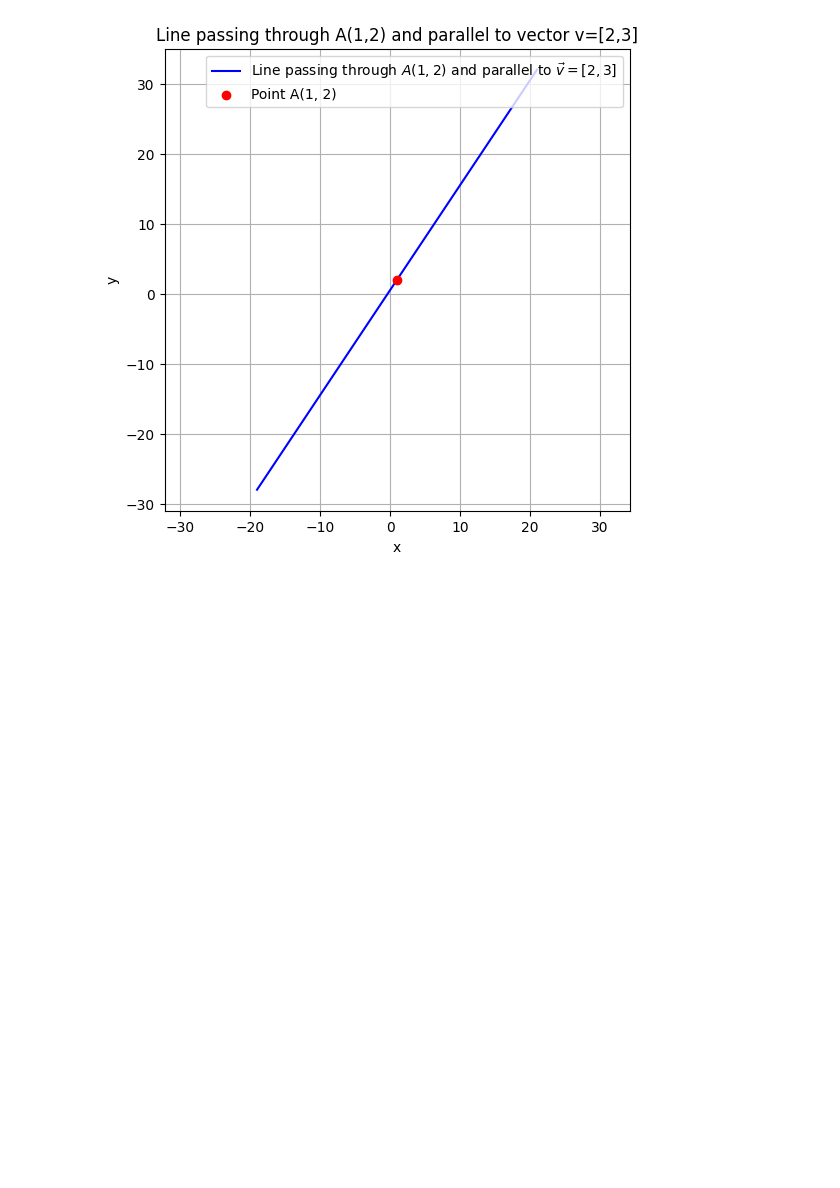
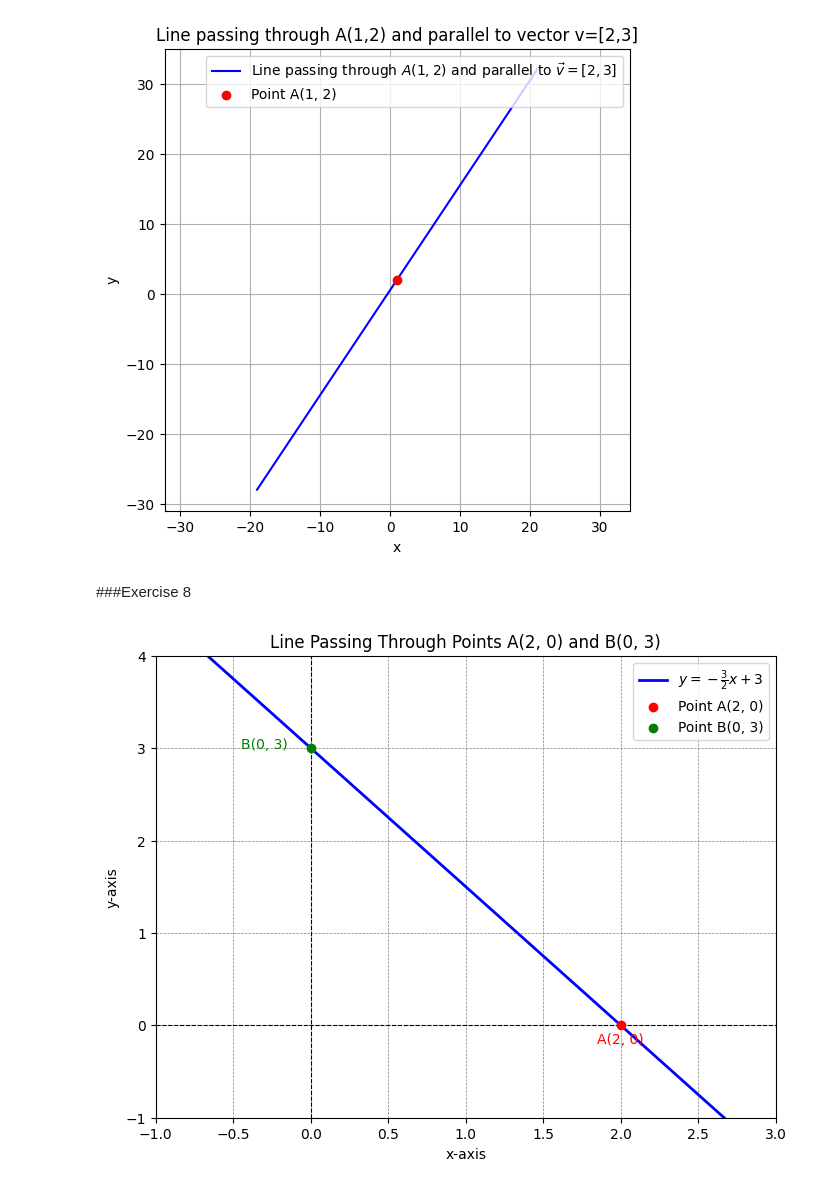
Before and after one commit to viakek/Math-2024-25-Winter, a Jupyter notebook: lines.ipynb, the cells around one changed output. Cells and saved outputs as stored; diff of their text form; code cells hidden in the pictures; blank space fills up the shorter version.

```diff
--- a/lines.ipynb
+++ b/lines.ipynb
@@ -528,3 +790,44 @@ plt.legend()
 plt.show()
 # %% [output]
 [figure]
+# %% [markdown]
+###Exercise 8
+# %%
+import numpy as np
+import matplotlib.pyplot as plt
+
+# Define the line equation y = -3/2 * x + 3
+def line_equation(x):
+    return -3/2 * x + 3
+
+# Generate x values for the line
+x = np.linspace(-1, 3, 100)
+y = line_equation(x)
+
+# Points A(2, 0) and B(0, 3)
+A = (2, 0)
+B = (0, 3)
+
+# Create the plot
+plt.figure(figsize=(8, 6))
+plt.plot(x, y, label=r"$y = -\frac{3}{2}x + 3$", color='blue', linewidth=2)
+plt.scatter(*A, color='red', label='Point A(2, 0)', zorder=5)
+plt.scatter(*B, color='green', label='Point B(0, 3)', zorder=5)
+
+# Add annotations
+plt.text(A[0], A[1] - 0.2, "A(2, 0)", color='red', fontsize=10, ha='center')
+plt.text(B[0] - 0.3, B[1], "B(0, 3)", color='green', fontsize=10, ha='center')
+
+# Axes and grid
+plt.axhline(0, color='black', linewidth=0.8, linestyle='--')
+plt.axvline(0, color='black', linewidth=0.8, linestyle='--')
+plt.grid(color='gray', linestyle='--', linewidth=0.5)
+plt.legend()
+plt.title("Line Passing Through Points A(2, 0) and B(0, 3)")
+plt.xlabel("x-axis")
+plt.ylabel("y-axis")
+plt.xlim(-1, 3)
+plt.ylim(-1, 4)
+plt.show()
+# %% [output]
+[figure, added]
```
Also changed, not shown: parts of 1 cell of this notebook.
